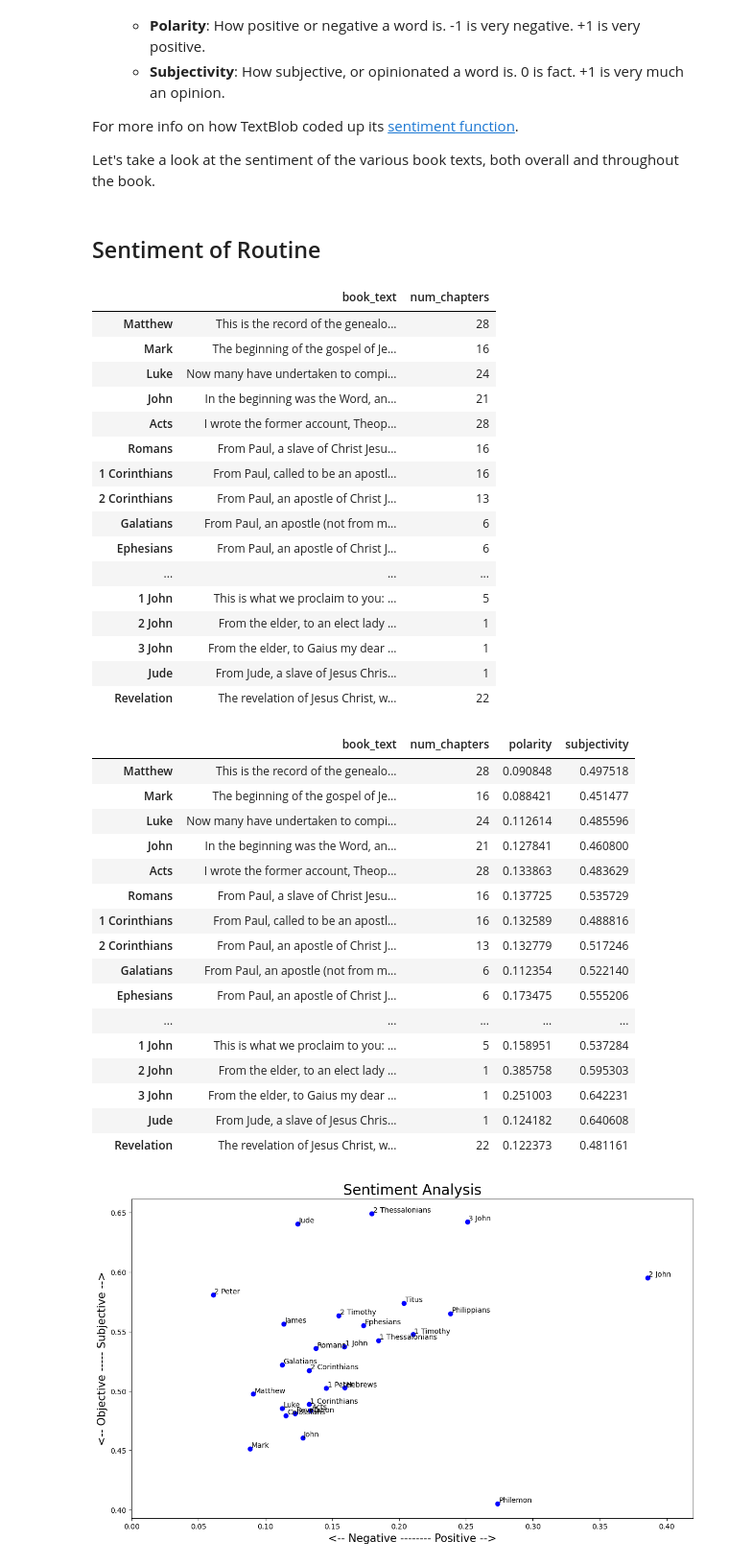
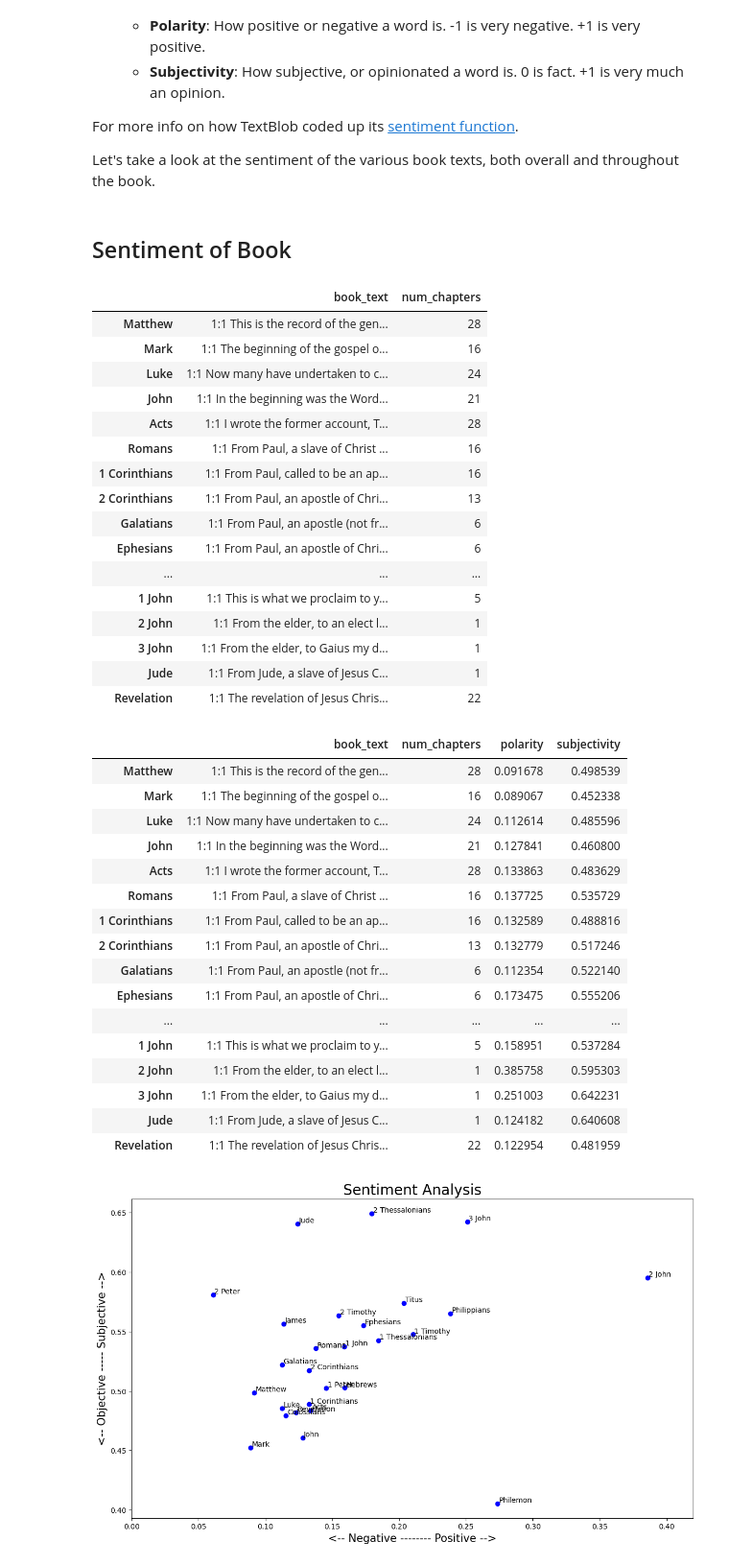
Before and after one commit to gordon-cs/nlp-demo, a Jupyter notebook: 3-Sentiment-Analysis.ipynb, the cells around one changed output. Shown: that part at 96% size. Drawn from its saved outputs; the diff is of its cells as text; code cells hidden in the pictures.

```diff
--- a/3-Sentiment-Analysis.ipynb
+++ b/3-Sentiment-Analysis.ipynb
@@ -20,31 +21,33 @@ For more info on how TextBlob coded up its [sentiment function](https://planspac
 
 Let's take a look at the sentiment of the various book texts, both overall and throughout the book.
 # %% [markdown]
-## Sentiment of Routine
+## Sentiment of Book
 # %%
 # We'll start by reading in the corpus, which preserves word order
+%matplotlib inline
 import pandas as pd
+pd.set_option('max_colwidth', 150)
 
 data = pd.read_pickle('corpus.pkl')
 data
 # %% [output]
 |  | book_text | num_chapters |
-| Matthew | This is the record of the genealo... | 28 |
-| Mark | The beginning of the gospel of Je... | 16 |
-| Luke | Now many have undertaken to compi... | 24 |
-| John | In the beginning was the Word, an... | 21 |
-| Acts | I wrote the former account, Theop... | 28 |
-| Romans | From Paul, a slave of Christ Jesu... | 16 |
-| 1 Corinthians | From Paul, called to be an apostl... | 16 |
-| 2 Corinthians | From Paul, an apostle of Christ J... | 13 |
-| Galatians | From Paul, an apostle (not from m... | 6 |
-| Ephesians | From Paul, an apostle of Christ J... | 6 |
+| Matthew | 1:1 This is the record of the gen... | 28 |
+| Mark | 1:1 The beginning of the gospel o... | 16 |
+| Luke | 1:1 Now many have undertaken to c... | 24 |
+| John | 1:1 In the beginning was the Word... | 21 |
+| Acts | 1:1 I wrote the former account, T... | 28 |
+| Romans | 1:1 From Paul, a slave of Christ ... | 16 |
+| 1 Corinthians | 1:1 From Paul, called to be an ap... | 16 |
+| 2 Corinthians | 1:1 From Paul, an apostle of Chri... | 13 |
+| Galatians | 1:1 From Paul, an apostle (not fr... | 6 |
+| Ephesians | 1:1 From Paul, an apostle of Chri... | 6 |
 | ... | ... | ... |
-| 1 John | This is what we proclaim to you: ... | 5 |
-| 2 John | From the elder, to an elect lady ... | 1 |
-| 3 John | From the elder, to Gaius my dear ... | 1 |
-| Jude | From Jude, a slave of Jesus Chris... | 1 |
-| Revelation | The revelation of Jesus Christ, w... | 22 |
+| 1 John | 1:1 This is what we proclaim to y... | 5 |
+| 2 John | 1:1 From the elder, to an elect l... | 1 |
+| 3 John | 1:1 From the elder, to Gaius my d... | 1 |
+| Jude | 1:1 From Jude, a slave of Jesus C... | 1 |
+| Revelation | 1:1 The revelation of Jesus Chris... | 22 |
 # %%
 # Create quick lambda functions to find the polarity and subjectivity of each routine
 # Terminal / Anaconda Navigator: conda install -c conda-forge textblob
@@ -58,22 +61,22 @@ data['subjectivity'] = data['book_text'].apply(sub)
 data
 # %% [output]
 |  | book_text | num_chapters | polarity | subjectivity |
-| Matthew | This is the record of the genealo... | 28 | 0.090848 | 0.497518 |
-| Mark | The beginning of the gospel of Je... | 16 | 0.088421 | 0.451477 |
-| Luke | Now many have undertaken to compi... | 24 | 0.112614 | 0.485596 |
-| John | In the beginning was the Word, an... | 21 | 0.127841 | 0.460800 |
-| Acts | I wrote the former account, Theop... | 28 | 0.133863 | 0.483629 |
-| Romans | From Paul, a slave of Christ Jesu... | 16 | 0.137725 | 0.535729 |
-| 1 Corinthians | From Paul, called to be an apostl... | 16 | 0.132589 | 0.488816 |
-| 2 Corinthians | From Paul, an apostle of Christ J... | 13 | 0.132779 | 0.517246 |
-| Galatians | From Paul, an apostle (not from m... | 6 | 0.112354 | 0.522140 |
-| Ephesians | From Paul, an apostle of Christ J... | 6 | 0.173475 | 0.555206 |
+| Matthew | 1:1 This is the record of the gen... | 28 | 0.091678 | 0.498539 |
+| Mark | 1:1 The beginning of the gospel o... | 16 | 0.089067 | 0.452338 |
+| Luke | 1:1 Now many have undertaken to c... | 24 | 0.112614 | 0.485596 |
+| John | 1:1 In the beginning was the Word... | 21 | 0.127841 | 0.460800 |
+| Acts | 1:1 I wrote the former account, T... | 28 | 0.133863 | 0.483629 |
+| Romans | 1:1 From Paul, a slave of Christ ... | 16 | 0.137725 | 0.535729 |
+| 1 Corinthians | 1:1 From Paul, called to be an ap... | 16 | 0.132589 | 0.488816 |
+| 2 Corinthians | 1:1 From Paul, an apostle of Chri... | 13 | 0.132779 | 0.517246 |
+| Galatians | 1:1 From Paul, an apostle (not fr... | 6 | 0.112354 | 0.522140 |
+| Ephesians | 1:1 From Paul, an apostle of Chri... | 6 | 0.173475 | 0.555206 |
 | ... | ... | ... | ... | ... |
-| 1 John | This is what we proclaim to you: ... | 5 | 0.158951 | 0.537284 |
-| 2 John | From the elder, to an elect lady ... | 1 | 0.385758 | 0.595303 |
-| 3 John | From the elder, to Gaius my dear ... | 1 | 0.251003 | 0.642231 |
-| Jude | From Jude, a slave of Jesus Chris... | 1 | 0.124182 | 0.640608 |
-| Revelation | The revelation of Jesus Christ, w... | 22 | 0.122373 | 0.481161 |
+| 1 John | 1:1 This is what we proclaim to y... | 5 | 0.158951 | 0.537284 |
+| 2 John | 1:1 From the elder, to an elect l... | 1 | 0.385758 | 0.595303 |
+| 3 John | 1:1 From the elder, to Gaius my d... | 1 | 0.251003 | 0.642231 |
+| Jude | 1:1 From Jude, a slave of Jesus C... | 1 | 0.124182 | 0.640608 |
+| Revelation | 1:1 The revelation of Jesus Chris... | 22 | 0.122954 | 0.481959 |
 # %%
 # Let's plot the results
 %matplotlib inline
```
Also changed, not shown: parts of 14 cells of this notebook, 33 other files.
